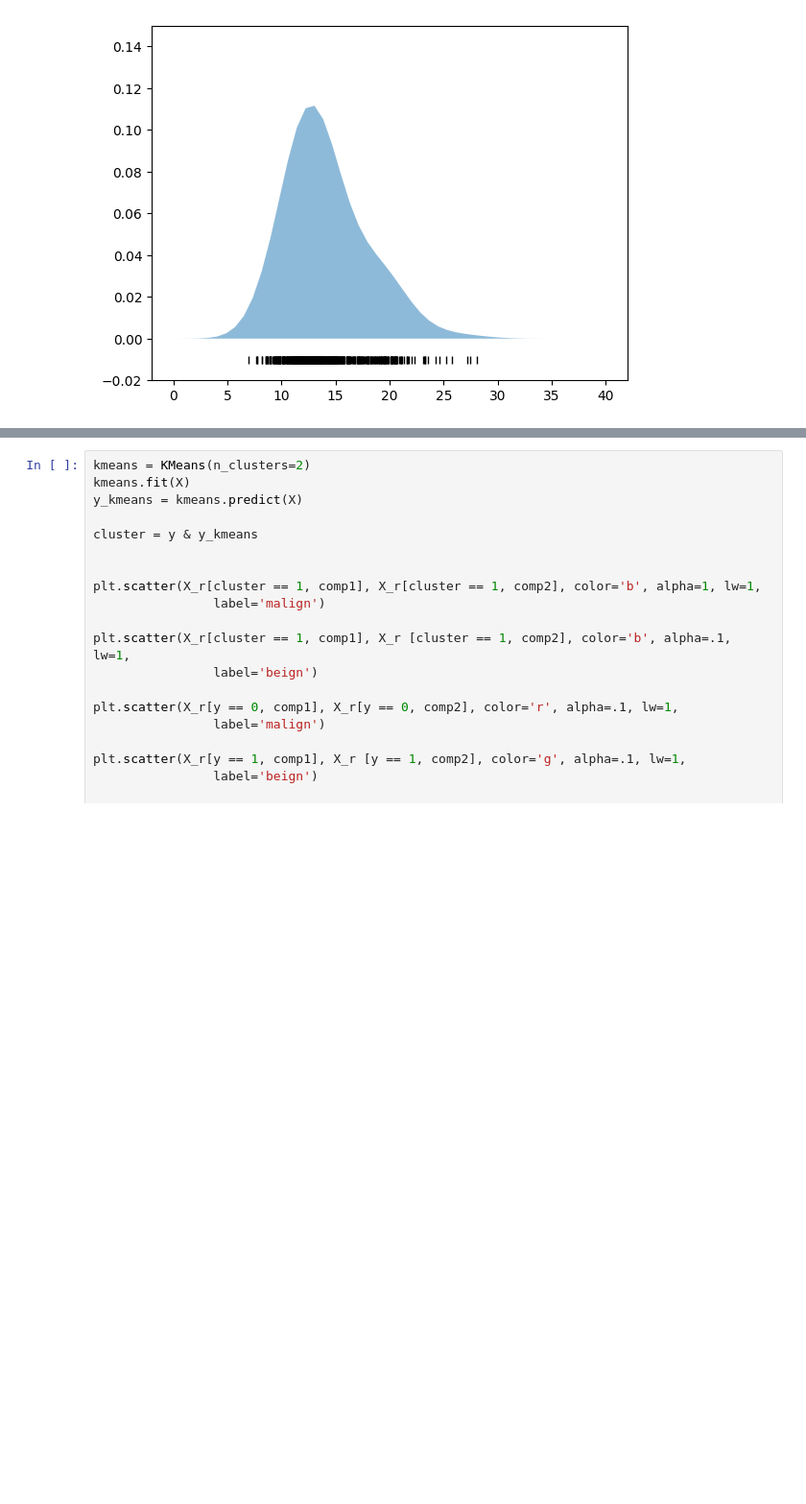
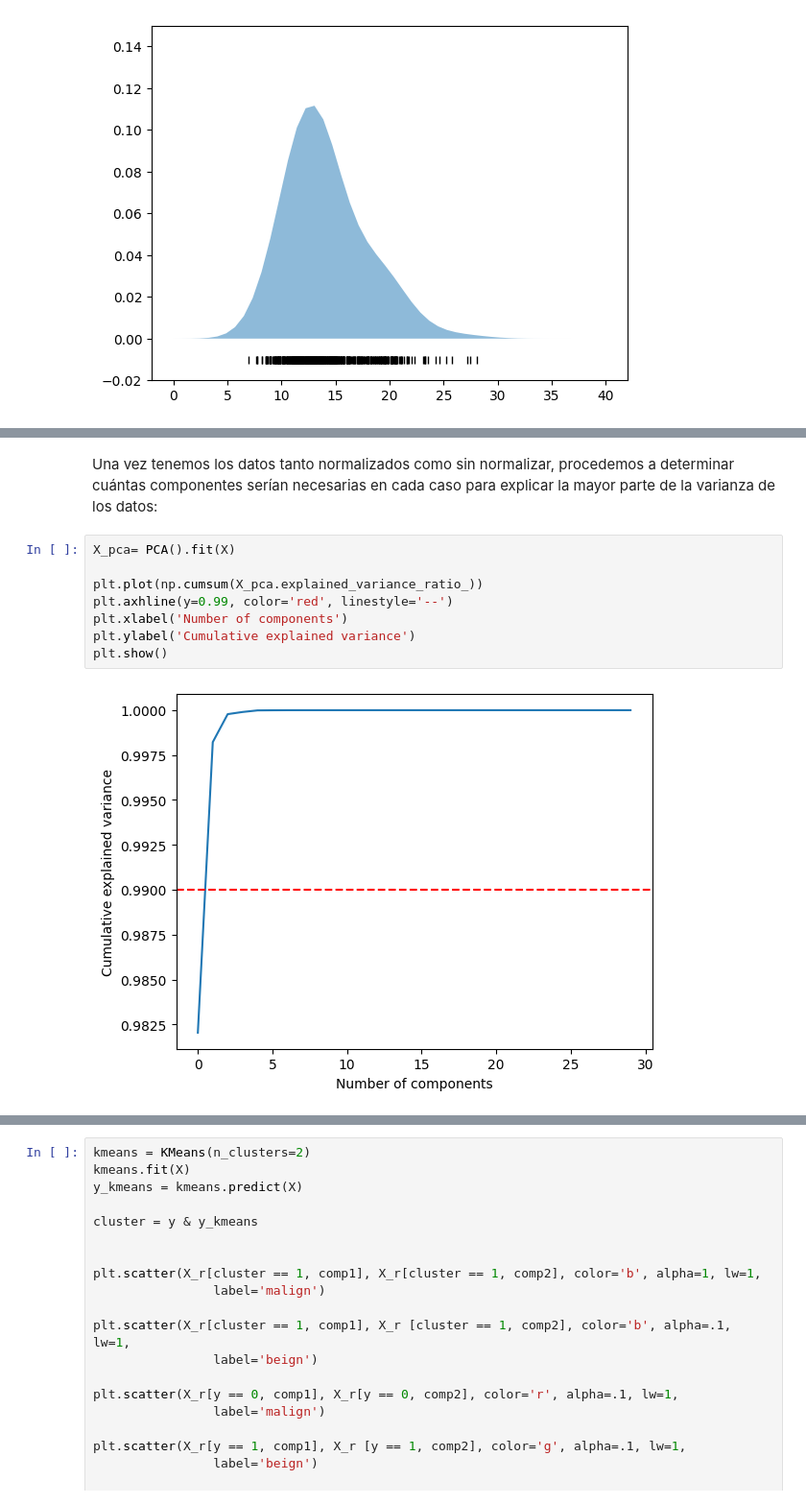
Before and after one commit to saraverdec/APAUT, a Jupyter notebook: pca_saraenriqueleo.ipynb, the cells around one changed output, grey strips where cells are left out. Shown at 96% size. Cells and saved outputs as stored; diff of their text form; blank space fills up the shorter version.

```diff
--- a/pca_saraenriqueleo.ipynb
+++ b/pca_saraenriqueleo.ipynb
@@ -166,0 +194,12 @@ data.head()
+# %% [markdown]
+Una vez tenemos los datos tanto normalizados como sin normalizar, procedemos a determinar cuántas componentes serían necesarias en cada caso para explicar la mayor parte de la varianza de los datos:
+# %%
+X_pca= PCA().fit(X)
+
+plt.plot(np.cumsum(X_pca.explained_variance_ratio_))
+plt.axhline(y=0.99, color='red', linestyle='--')
+plt.xlabel('Number of components')
+plt.ylabel('Cumulative explained variance')
+plt.show()
+# %% [output]
+[figure, added]
```
Also changed, not shown: parts of 19 cells of this notebook.
